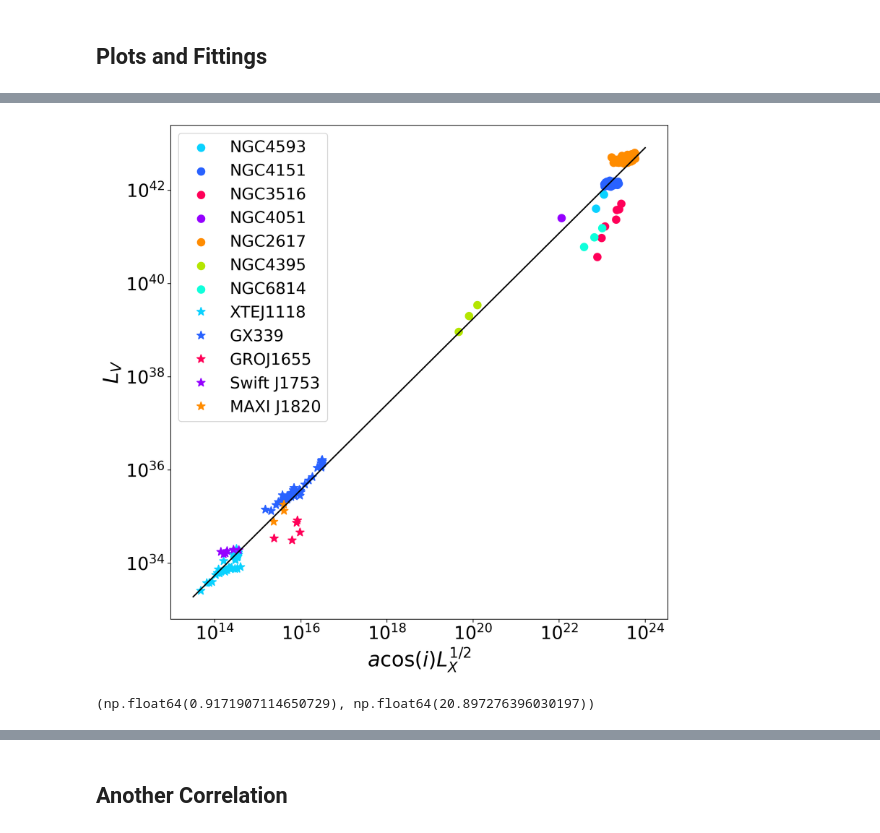
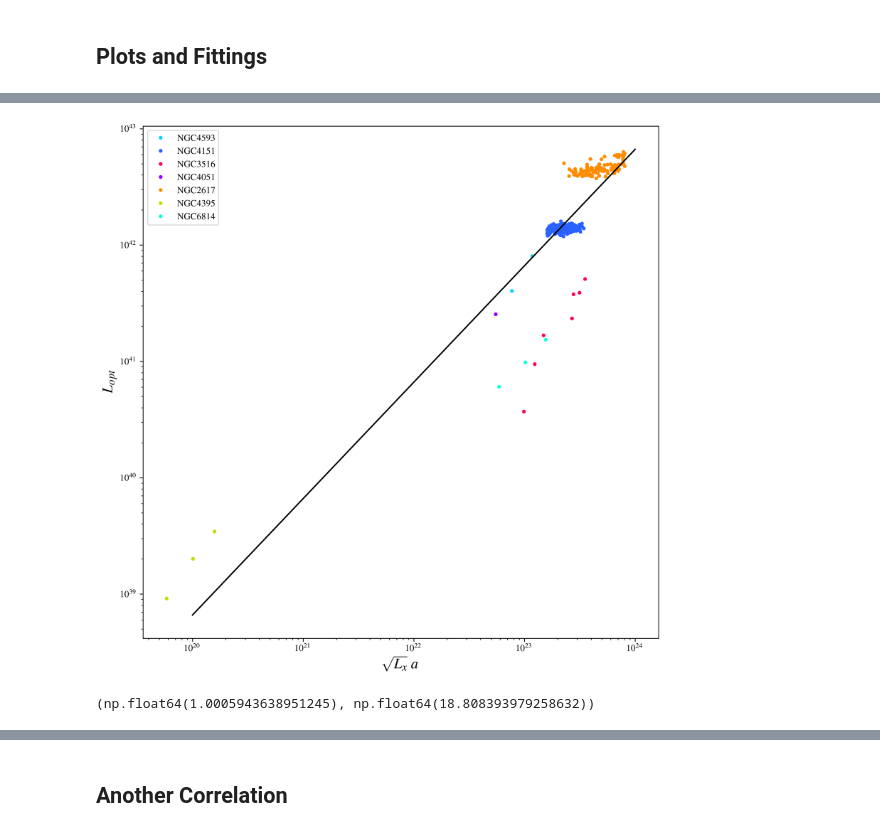
Before and after one commit to changhyun-cho/astrophysics, a Jupyter notebook: agn-xrb/correlations.ipynb, the cells around one changed output, grey strips where cells are left out. Drawn from its saved outputs; the diff is of its cells as text; code cells hidden in the pictures.

```diff
--- a/agn-xrb/correlations.ipynb
+++ b/agn-xrb/correlations.ipynb
@@ -439,6 +468,10 @@ n4593["m_BH"] = 7.63e6
 n4593["L_edd"] = L_edd(n4593["m_BH"])
 
 
+n4593["Lag_err"] = 0.41 * 24
+xerr_n4593 = np.sqrt(n4593["L_x"]) * n4593["Lag_err"]
+xerr_n4593_cosi = np.sqrt(n4593["L_x"]) * n4593["Lag_err"] * n4593["cos_i"]
+
 # extract
 n4593 = n4593[["Target", "sqrt(L_x) a", "L_opt", "L_x", "cos_i", "L_edd"]]
 # n4395
@@ -1066,0 +1452,14 @@ a, b  # exactly the same as the excel result
+# %%
+df_agn = pd.concat(
+    [
+        n4593,
+        n4151,
+        n3516,
+        n4051,
+        n2617,
+        n4395,
+        n6814,
+    ],
+    ignore_index=True
+)
+df_agn
@@ -1067,55 +1480,51 @@ a, b  # exactly the same as the excel result
 # %%
-# df = df[df["Target"]!="NGC4151"]
-# df = df[df["Target"]!="NGC2617"]
-
 # AGN
-plt.scatter(n4593["sqrt(L_x) a"] * n4593["cos_i"], n4593["L_opt"], s=70, color=colors[0], label="NGC4593")
-plt.scatter(n4151["sqrt(L_x) a"] * n4151["cos_i"], n4151["L_opt"], s=70, color=colors[1], label="NGC4151")
-plt.scatter(n3516["sqrt(L_x) a"] * n3516["cos_i"], n3516["L_opt"], s=70, color=colors[3], label="NGC3516")
-plt.scatter(n4051["sqrt(L_x) a"] * n4051["cos_i"], n4051["L_opt"], s=70, color=colors[2], label="NGC4051")
-plt.scatter(n2617["sqrt(L_x) a"] * n2617["cos_i"], n2617["L_opt"], s=70, color=colors[4], label="NGC2617")
-plt.scatter(n4395["sqrt(L_x) a"] * n4395["cos_i"], n4395["L_opt"], s=70, color=colors[5], label="NGC4395")
-plt.scatter(n6814["sqrt(L_x) a"] * n6814["cos_i"], n6814["L_opt"], s=70, color=colors[6], label="NGC6814")
-
+plt.plot(n4593["sqrt(L_x) a"], n4593["L_opt"], ".", c=colors[0], label="NGC4593")
+plt.plot(n4151["sqrt(L_x) a"], n4151["L_opt"], ".", c=colors[1], label="NGC4151")
+plt.plot(n3516["sqrt(L_x) a"], n3516["L_opt"], ".", c=colors[3], label="NGC3516")
+plt.plot(n4051["sqrt(L_x) a"], n4051["L_opt"], ".", c=colors[2], label="NGC4051")
+plt.plot(n2617["sqrt(L_x) a"], n2617["L_opt"], ".", c=colors[4], label="NGC2617")
+plt.plot(n4395["sqrt(L_x) a"], n4395["L_opt"], ".", c=colors[5], label="NGC4395")
+plt.plot(n6814["sqrt(L_x) a"], n6814["L_opt"], ".", c=colors[6], label="NGC6814")
 # XRBs
-plt.plot(xtej["sqrt(L_x) a"] * xtej["cos_i"], xtej["L_opt"],  "*",  color=colors[0], markersize=10, label="XTEJ1118")
-plt.plot(gx["sqrt(L_x) a"] * gx["cos_i"], gx["L_opt"], "*", color=colors[1], markersize=10, label="GX339")
-plt.plot(groj["sqrt(L_x) a"] * groj["cos_i"], groj["L_opt"], "*", color=colors[3], markersize=10, label="GROJ1655")
-plt.plot(j1753["sqrt(L_x) a"] * j1753["cos_i"], j1753["L_opt"], "*", color=colors[2], markersize=10, label="Swift J1753")
-plt.plot(j1820["sqrt(L_x) a"] * j1820["cos_i"], j1820["L_opt"], "*", color=colors[4], markersize=10, label="MAXI J1820")
-
-
+# plt.plot(xtej['sqrt(L_x) a'], xtej['L_opt'],   '.', c=colors[2], label='XTEJ1118')
+# plt.plot(gx['sqrt(L_x) a'], gx['L_opt'],       '.', c=colors[1], label='GX339')
+# plt.plot(groj['sqrt(L_x) a'], groj['L_opt'],   '.', c=colors[0], label='GROJ1655')
 
 
 # info
-plt.legend(fontsize=18)
+plt.legend()
 plt.xscale("log")
 plt.yscale("log")
-plt.xlabel(r"$a\cos(i) L_X^{1/2} $", fontsize=23)
-plt.ylabel(r"$L_{V}$", fontsize=23)
+plt.xlabel(r"$\sqrt{L_x} \ a$", fontsize=16)
+plt.ylabel(r"$L_{opt}$", fontsize=16)
 
+df_filtered = df_agn
 
 # fitting
-logA = np.log10(df["sqrt(L_x) a"] * df["cos_i"])
-logB = np.log10(df["L_opt"])
+logA = np.log10(df_filtered["sqrt(L_x) a"])
+logB = np.log10(df_filtered["L_opt"])
 
 a, b = np.polyfit(logA, logB, 1)
 
 
-xfit = np.logspace(13.5, 24, 100)
+xfit = np.logspace(20, 24, 100)
 
 
 def function(x, a, b):
     return 10 ** (b) * x ** (a)
 
 
-# Increase tick sizes
-plt.xticks(fontsize=20)
-plt.yticks(fontsize=20)
+plt.plot(xfit, function(xfit, a, b), c="black")
 
-plt.plot(xfit, function(xfit, a, b), c="black")
+plt.savefig(
+    "AGN_only.png",
+    bbox_inches="tight",
+    dpi=300
+)
+
 plt.show()
 a, b  # exactly the same as the excel result
 # %% [output]
-[figure, old version]
+[figure, new version]
-(np.float64(0.9171907114650729), np.float64(20.897276396030197))
+(np.float64(1.0005943638951245), np.float64(18.808393979258632))
```
Also changed, not shown: parts of 40 cells of this notebook, 4 other files.
